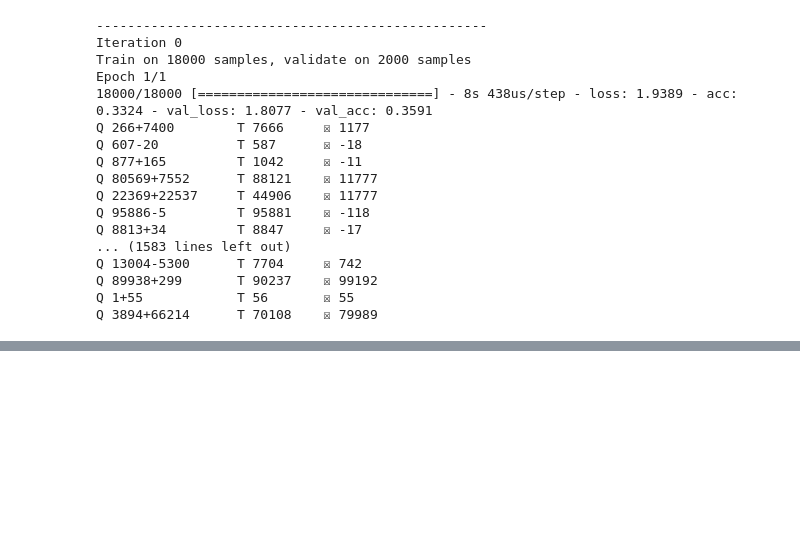
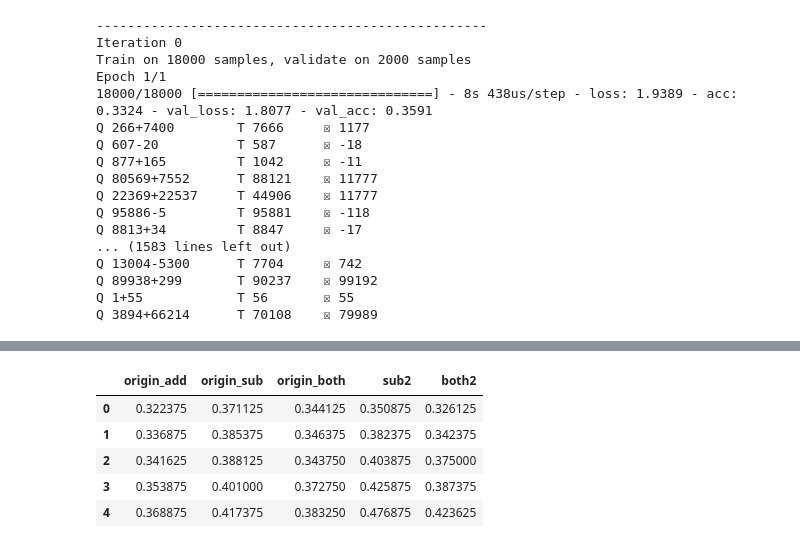
Before and after one commit to ChingChieh/Adder-Subtractor, a Jupyter notebook: Coding and Report.ipynb, the cells around one changed output, grey strips where cells are left out. Saved outputs shown, nothing was run; the diff lists cells and outputs as text; code cells hidden in the pictures; blank space fills up the shorter version.

```diff
--- a/Coding and Report.ipynb
+++ b/Coding and Report.ipynb
@@ -1435,0 +1684,10 @@ result7.to_csv('Acc7.csv',index=False)
+# %%
+df = pd.read_csv('accuracy.csv')
+df.head()
+# %% [output]
+|  | origin_add | origin_sub | origin_both | sub2 | both2 |
+| 0 | 0.322375 | 0.371125 | 0.344125 | 0.350875 | 0.326125 |
+| 1 | 0.336875 | 0.385375 | 0.346375 | 0.382375 | 0.342375 |
+| 2 | 0.341625 | 0.388125 | 0.343750 | 0.403875 | 0.375000 |
+| 3 | 0.353875 | 0.401000 | 0.372750 | 0.425875 | 0.387375 |
+| 4 | 0.368875 | 0.417375 | 0.383250 | 0.476875 | 0.423625 |
```
Also changed, not shown: parts of 27 cells of this notebook.
